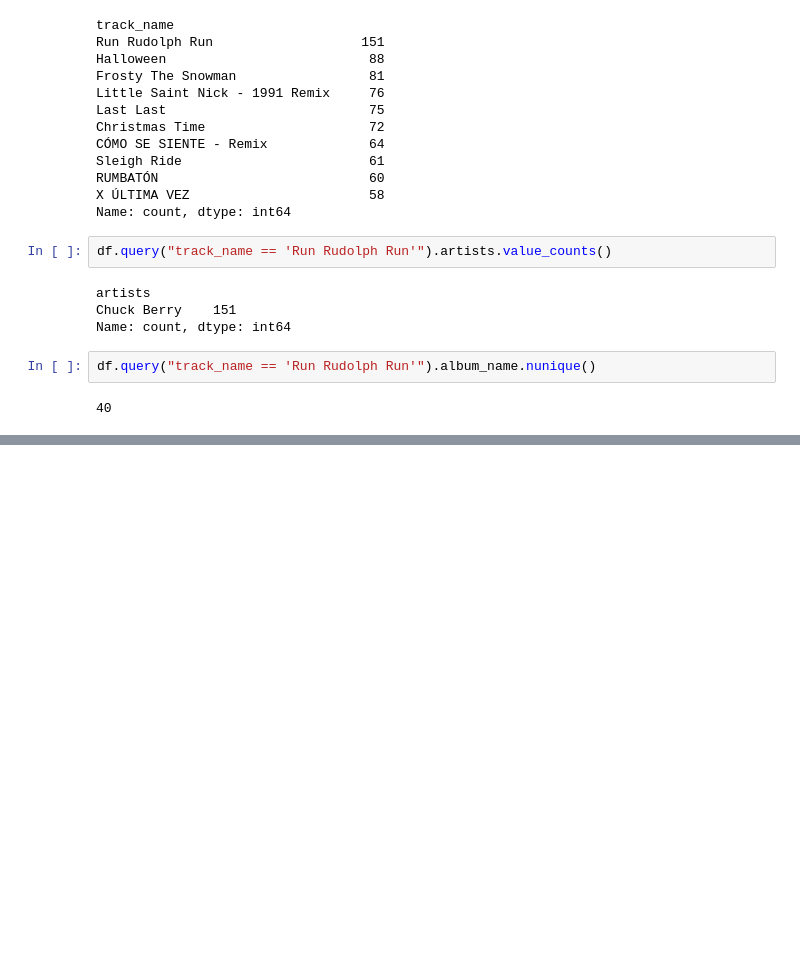
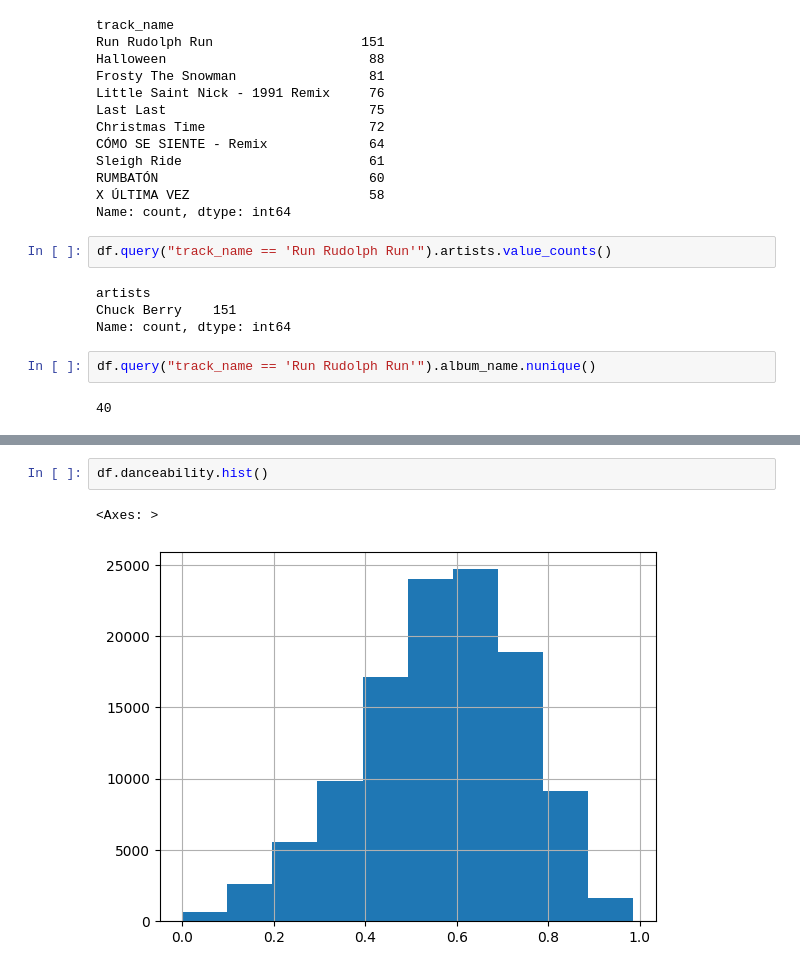
Before and after one commit to AJSDias/ML-Zoomcamp-2025-Midterm_Project, a Jupyter notebook: notebooks/eda.ipynb, the cells around one changed output, grey strips where cells are left out. Saved outputs shown, nothing was run; the diff lists cells and outputs as text; blank space fills up the shorter version.

```diff
--- a/notebooks/eda.ipynb
+++ b/notebooks/eda.ipynb
@@ -178,0 +241,5 @@ df.query("track_name == 'Run Rudolph Run'").album_name.nunique()
+# %%
+df.danceability.hist()
+# %% [output]
+<Axes: >
+[figure, added]
```
Also changed, not shown: parts of 31 cells of this notebook, 17 other files.
